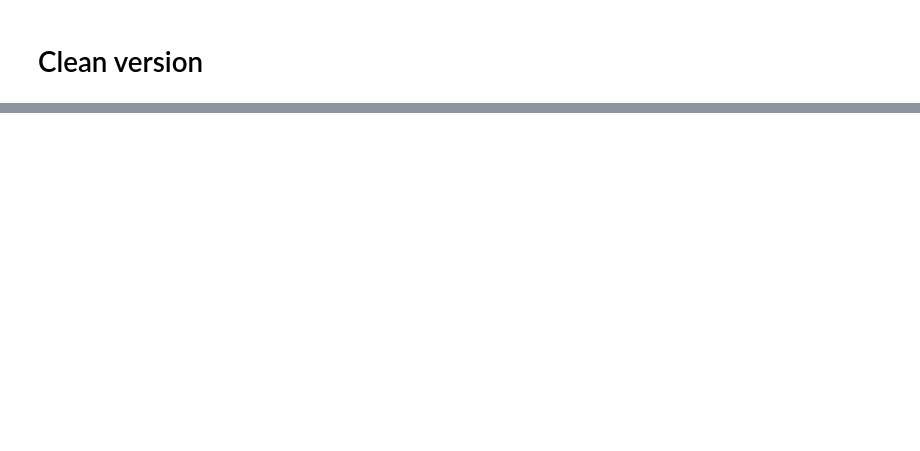
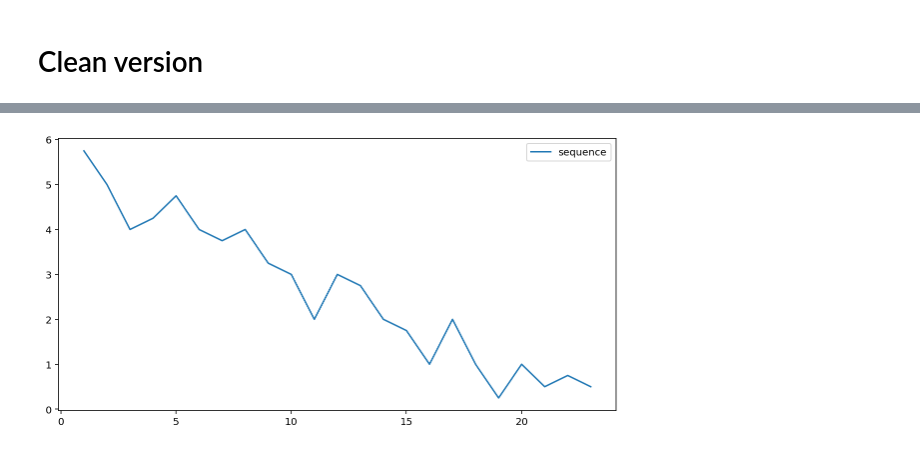
Before and after one commit to olsdavis/digimus, a Jupyter notebook: utils.ipynb, the cells around one changed output, grey strips where cells are left out. Cells and saved outputs as stored; diff of their text form; code cells hidden in the pictures; blank space fills up the shorter version.

Commit message:
graphs

```diff
--- a/utils.ipynb
+++ b/utils.ipynb
@@ -216,7 +219,7 @@ parts = {
     "B": 32,
 }
 maxDuration = 6
-total = 32
+total = 60
 
 sequence = generateSequence(parts, maxDuration, total)
 for part in sequence:
@@ -232,0 +245,9 @@ for part in sequence:
+# %%
+xplot = np.linspace(1, len(sequence), len(sequence))
+yplot = [part[1] for part in sequence]
+fig = plt.figure(figsize = (10, 5))
+plt.plot(xplot, yplot, label = "sequence")
+plt.legend()
+plt.show()
+# %% [output]
+[figure, added]
```
Also changed, not shown: parts of 6 cells of this notebook.
